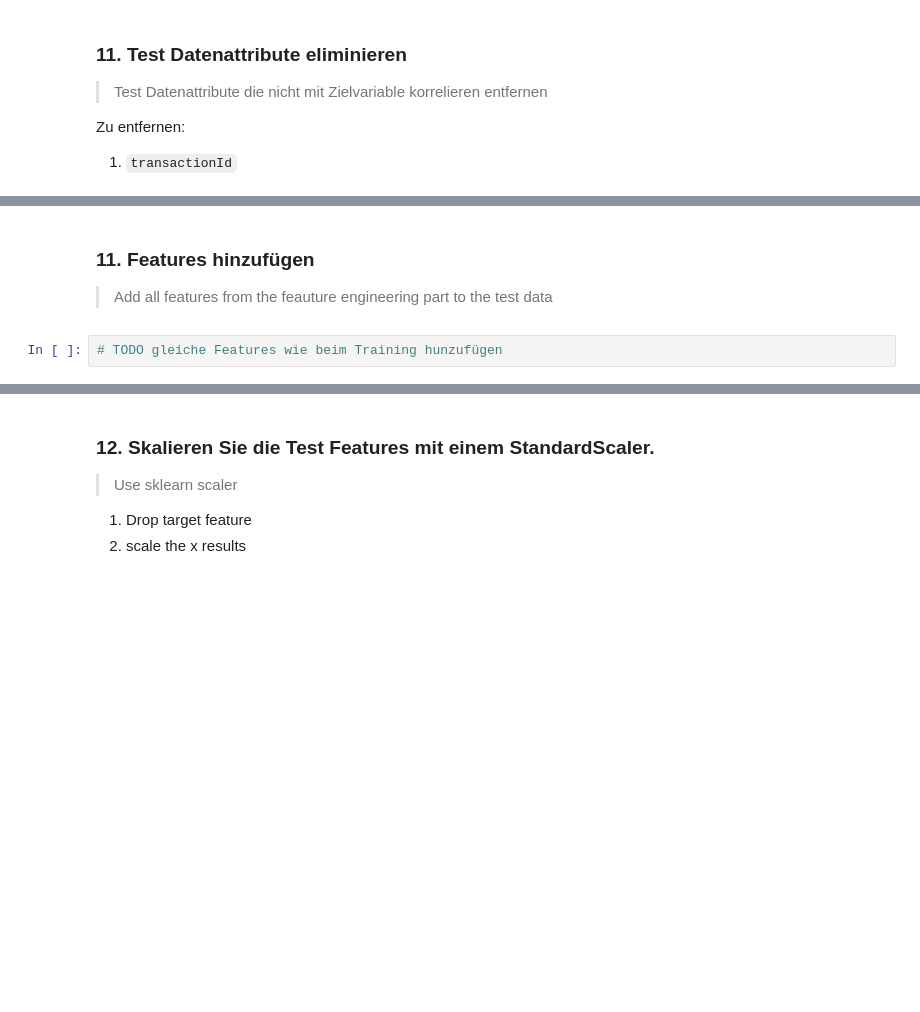
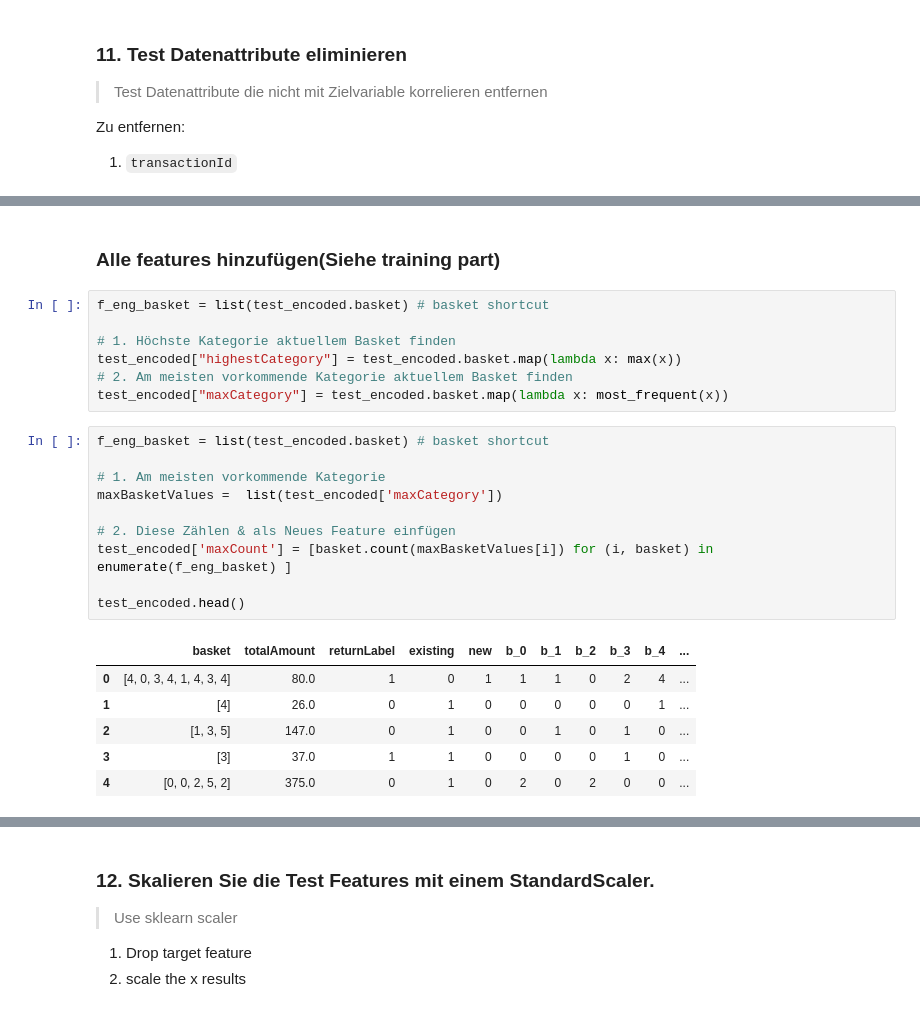
Before and after one commit to daniel-vera-g/ml-project, a Jupyter notebook: ml-project.ipynb, the cells around one changed output, grey strips where cells are left out. Saved outputs shown, nothing was run; the diff lists cells and outputs as text; blank space fills up the shorter version.

```diff
--- a/ml-project.ipynb
+++ b/ml-project.ipynb
@@ -488,6 +630,26 @@ test_encoded.head()
-# %% [markdown]
-### 11. Features hinzufügen
-
-> Add all features from the feauture engineering part to the test data
-# %%
-# TODO gleiche Features wie beim Training hunzufügen
+# %% [markdown]
+### Alle features hinzufügen(Siehe training part)
+# %%
+f_eng_basket = list(test_encoded.basket) # basket shortcut
+
+# 1. Höchste Kategorie aktuellem Basket finden
+test_encoded["highestCategory"] = test_encoded.basket.map(lambda x: max(x))
+# 2. Am meisten vorkommende Kategorie aktuellem Basket finden
+test_encoded["maxCategory"] = test_encoded.basket.map(lambda x: most_frequent(x))
+# %%
+f_eng_basket = list(test_encoded.basket) # basket shortcut
+
+# 1. Am meisten vorkommende Kategorie
+maxBasketValues =  list(test_encoded['maxCategory'])
+
+# 2. Diese Zählen & als Neues Feature einfügen
+test_encoded['maxCount'] = [basket.count(maxBasketValues[i]) for (i, basket) in enumerate(f_eng_basket) ]
+
+test_encoded.head()
+# %% [output]
+|  | basket | totalAmount | returnLabel | existing | new | b_0 | b_1 | b_2 | b_3 | b_4 | ... |
+| 0 | [4, 0, 3, 4, 1, 4, 3, 4] | 80.0 | 1 | 0 | 1 | 1 | 1 | 0 | 2 | 4 | ... |
+| 1 | [4] | 26.0 | 0 | 1 | 0 | 0 | 0 | 0 | 0 | 1 | ... |
+| 2 | [1, 3, 5] | 147.0 | 0 | 1 | 0 | 0 | 1 | 0 | 1 | 0 | ... |
+| 3 | [3] | 37.0 | 1 | 1 | 0 | 0 | 0 | 0 | 1 | 0 | ... |
+| 4 | [0, 0, 2, 5, 2] | 375.0 | 0 | 1 | 0 | 2 | 0 | 2 | 0 | 0 | ... |
```
Also changed, not shown: parts of 39 cells of this notebook.
